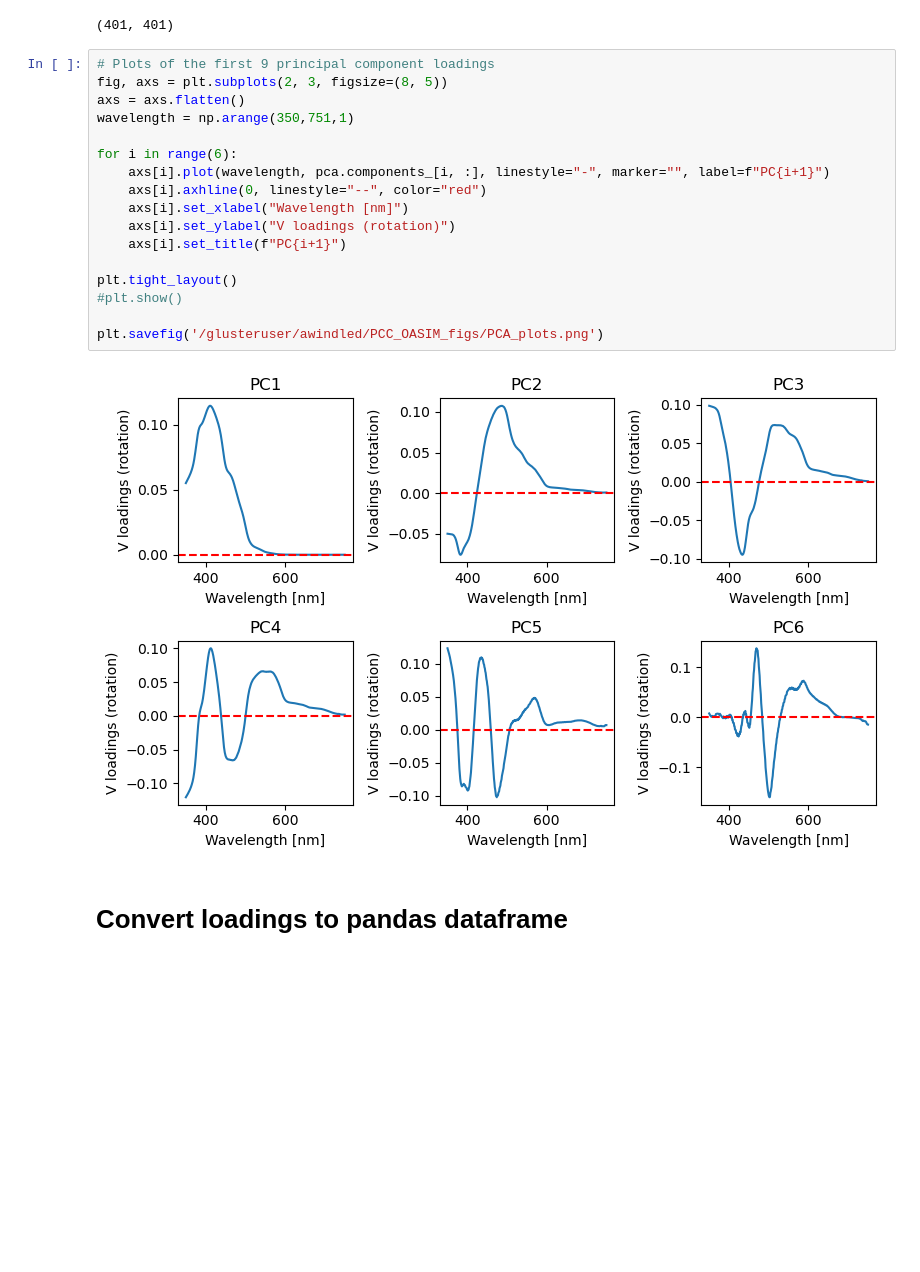
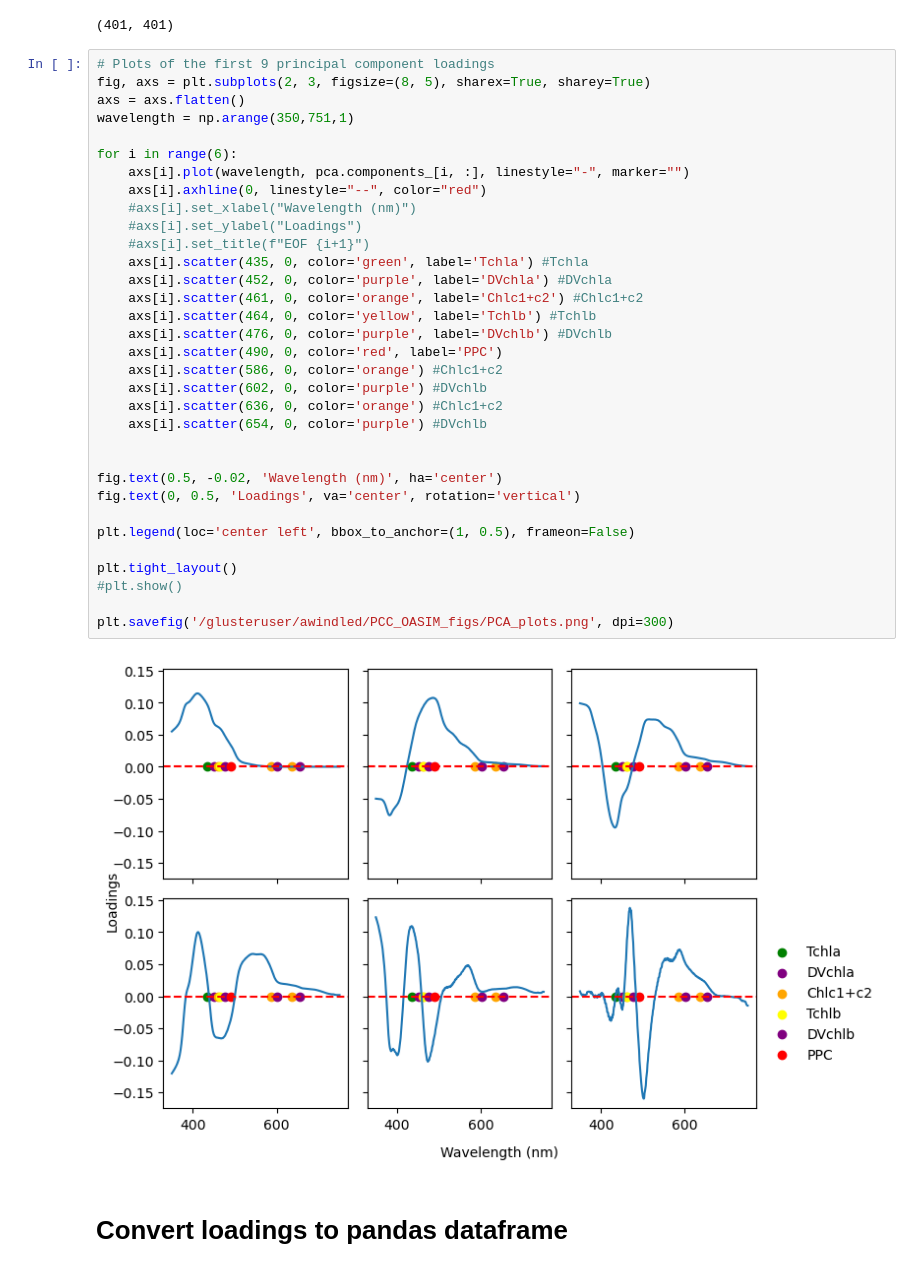
Before and after one commit to aewindle110/PCC_OASIM, a Jupyter notebook: 1_PCA_analysis.ipynb, the cells around one changed output. Cells and saved outputs as stored; diff of their text form; blank space fills up the shorter version.

```diff
--- a/1_PCA_analysis.ipynb
+++ b/1_PCA_analysis.ipynb
@@ -106,23 +114,39 @@ loadings.shape #V #eigenvectors #rotation in each component
 (401, 401)
 # %%
 # Plots of the first 9 principal component loadings
-fig, axs = plt.subplots(2, 3, figsize=(8, 5))
+fig, axs = plt.subplots(2, 3, figsize=(8, 5), sharex=True, sharey=True)
 axs = axs.flatten()
 wavelength = np.arange(350,751,1)
 
 for i in range(6):
-    axs[i].plot(wavelength, pca.components_[i, :], linestyle="-", marker="", label=f"PC{i+1}")
+    axs[i].plot(wavelength, pca.components_[i, :], linestyle="-", marker="")
     axs[i].axhline(0, linestyle="--", color="red")
-    axs[i].set_xlabel("Wavelength [nm]")
-    axs[i].set_ylabel("V loadings (rotation)")
-    axs[i].set_title(f"PC{i+1}")
+    #axs[i].set_xlabel("Wavelength (nm)")
+    #axs[i].set_ylabel("Loadings")
+    #axs[i].set_title(f"EOF {i+1}")
+    axs[i].scatter(435, 0, color='green', label='Tchla') #Tchla
+    axs[i].scatter(452, 0, color='purple', label='DVchla') #DVchla
+    axs[i].scatter(461, 0, color='orange', label='Chlc1+c2') #Chlc1+c2
+    axs[i].scatter(464, 0, color='yellow', label='Tchlb') #Tchlb
+    axs[i].scatter(476, 0, color='purple', label='DVchlb') #DVchlb
+    axs[i].scatter(490, 0, color='red', label='PPC')
+    axs[i].scatter(586, 0, color='orange') #Chlc1+c2
+    axs[i].scatter(602, 0, color='purple') #DVchlb
+    axs[i].scatter(636, 0, color='orange') #Chlc1+c2
+    axs[i].scatter(654, 0, color='purple') #DVchlb
+
+
+fig.text(0.5, -0.02, 'Wavelength (nm)', ha='center')
+fig.text(0, 0.5, 'Loadings', va='center', rotation='vertical')
+
+plt.legend(loc='center left', bbox_to_anchor=(1, 0.5), frameon=False)
 
 plt.tight_layout()
 #plt.show()
 
-plt.savefig('/glusteruser/awindled/PCC_OASIM_figs/PCA_plots.png')
+plt.savefig('/glusteruser/awindled/PCC_OASIM_figs/PCA_plots.png', dpi=300)
 # %% [output]
-[figure, old version]
+[figure, new version]
 # %% [markdown]
 # Convert loadings to pandas dataframe
 # %%
```
Also changed, not shown: parts of 7 cells of this notebook, 4 other files.
